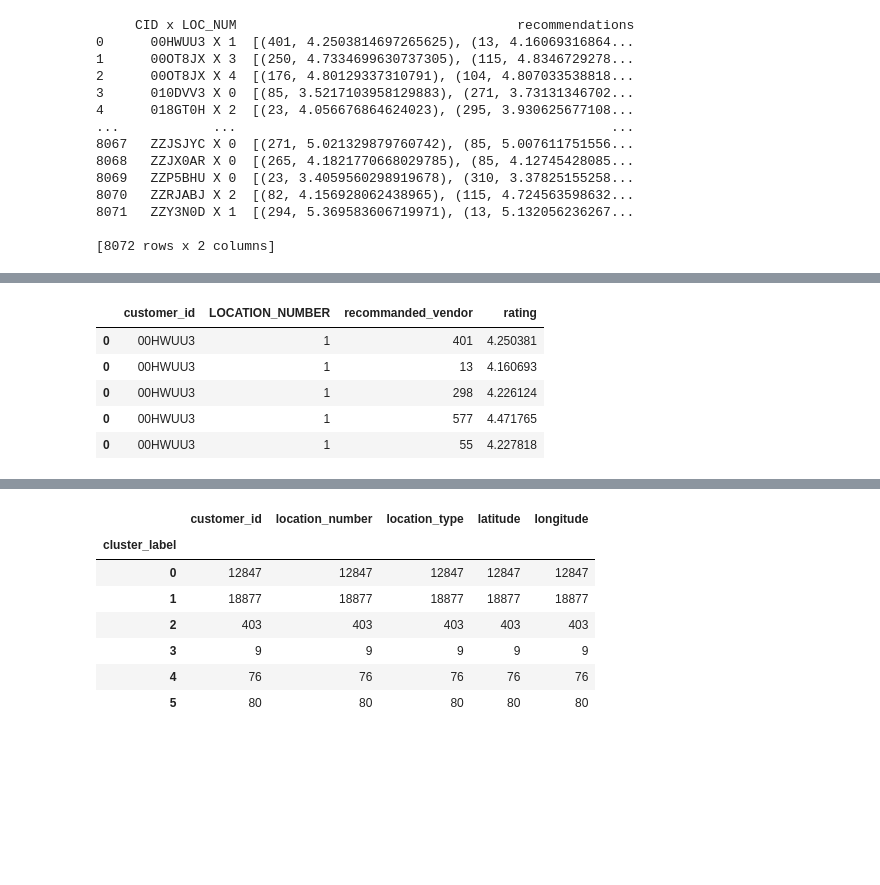
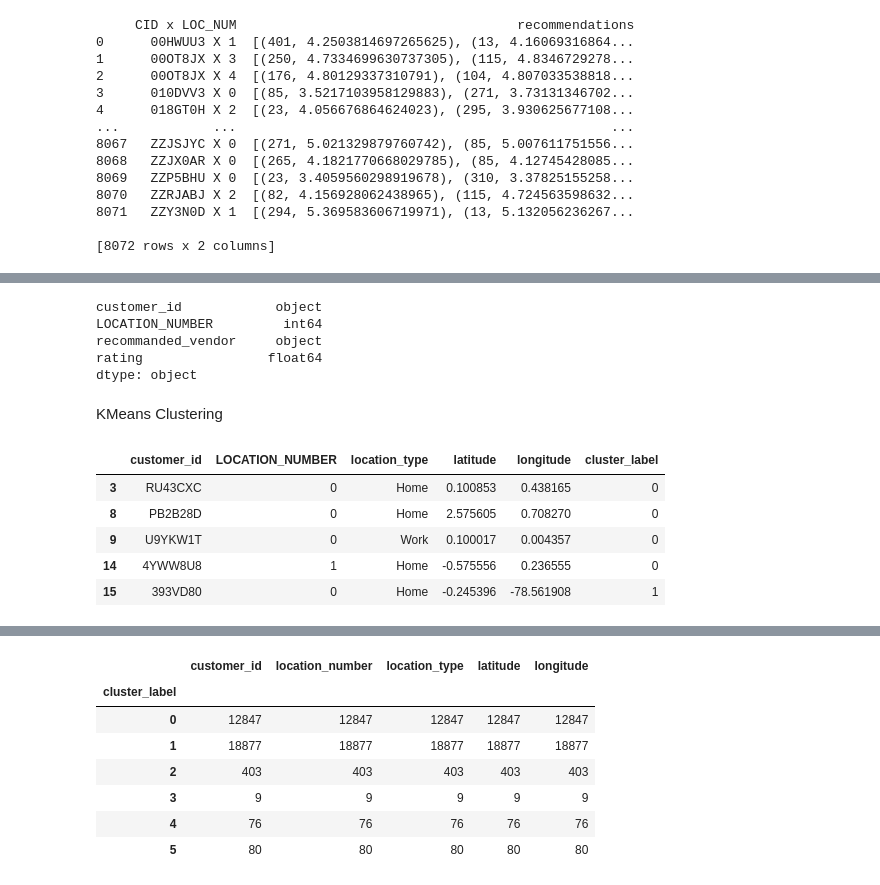
Before and after one commit to Bast-94/Restaurant-Recommander-System, a Jupyter notebook: notebook.ipynb, the cells around one changed output, grey strips where cells are left out. Drawn from its saved outputs; the diff is of its cells as text; code cells hidden in the pictures; blank space fills up the shorter version.

```diff
--- a/notebook.ipynb
+++ b/notebook.ipynb
@@ -341,9 +247,0 @@ recommandation_df = recommandation_df.reindex(
-# %%
-recommandation_df.head()
-# %% [output]
-|  | customer_id | LOCATION_NUMBER | recommanded_vendor | rating |
-| 0 | 00HWUU3 | 1 | 401 | 4.250381 |
-| 0 | 00HWUU3 | 1 | 13 | 4.160693 |
-| 0 | 00HWUU3 | 1 | 298 | 4.226124 |
-| 0 | 00HWUU3 | 1 | 577 | 4.471765 |
-| 0 | 00HWUU3 | 1 | 55 | 4.227818 |
@@ -350,2 +287,45 @@ recommandation_df.head()
 # %%
 recommandation_df.to_csv(os.path.join(DATA_DIRECTORY, "recommandation.csv"))
+recommandation_df.dtypes
+# %% [output]
+customer_id            object
+LOCATION_NUMBER         int64
+recommanded_vendor     object
+rating                float64
+dtype: object
+# %% [markdown]
+KMeans Clustering
+# %%
+# Charger votre dataframe avec les colonnes latitude et longitude (supposons que le dataframe s'appelle 'df')
+# df = ...
+
+# Sélectionner les colonnes latitude et longitude
+train_locations_df = pd.read_csv(os.path.join(DATA_DIRECTORY, "train_locations.csv"))
+train_locations_df = train_locations_df.dropna()
+data = train_locations_df[["latitude", "longitude"]].copy()
+train_locations_df = train_locations_df.rename(
+    columns={"location_number": "LOCATION_NUMBER"}
+)
+# Spécifier le nombre de clusters que vous souhaitez obtenir
+k = 6
+
+# Créer une instance de l'algorithme K-Means
+kmeans = KMeans(n_clusters=k)
+
+# Appliquer l'algorithme aux données
+kmeans.fit(data)
+
+# Obtenir les étiquettes de cluster pour chaque point
+labels = kmeans.labels_
+
+# Ajouter les étiquettes de cluster à votre dataframe
+train_locations_df["cluster_label"] = labels.copy()
+
+train_locations_df.head()
+# %% [output]
+|  | customer_id | LOCATION_NUMBER | location_type | latitude | longitude | cluster_label |
+| 3 | RU43CXC | 0 | Home | 0.100853 | 0.438165 | 0 |
+| 8 | PB2B28D | 0 | Home | 2.575605 | 0.708270 | 0 |
+| 9 | U9YKW1T | 0 | Work | 0.100017 | 0.004357 | 0 |
+| 14 | 4YWW8U8 | 1 | Home | -0.575556 | 0.236555 | 0 |
+| 15 | 393VD80 | 0 | Home | -0.245396 | -78.561908 | 1 |
```
Also changed, not shown: parts of 20 cells of this notebook.
